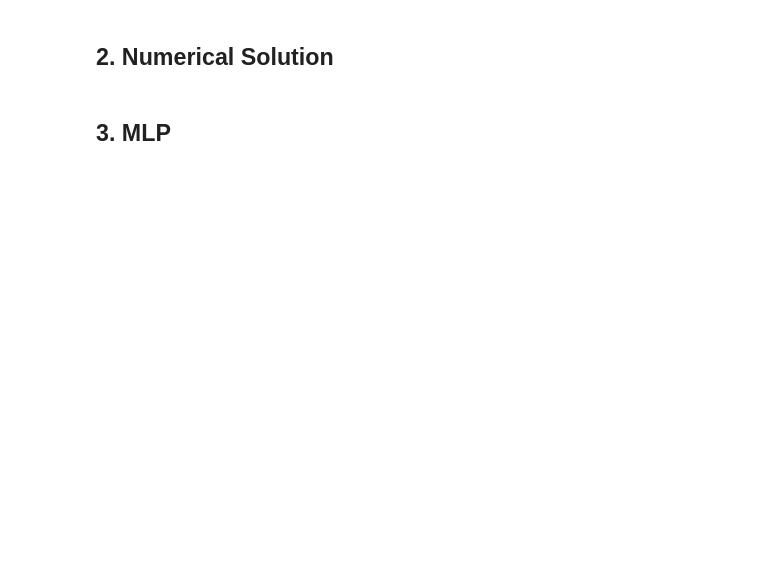
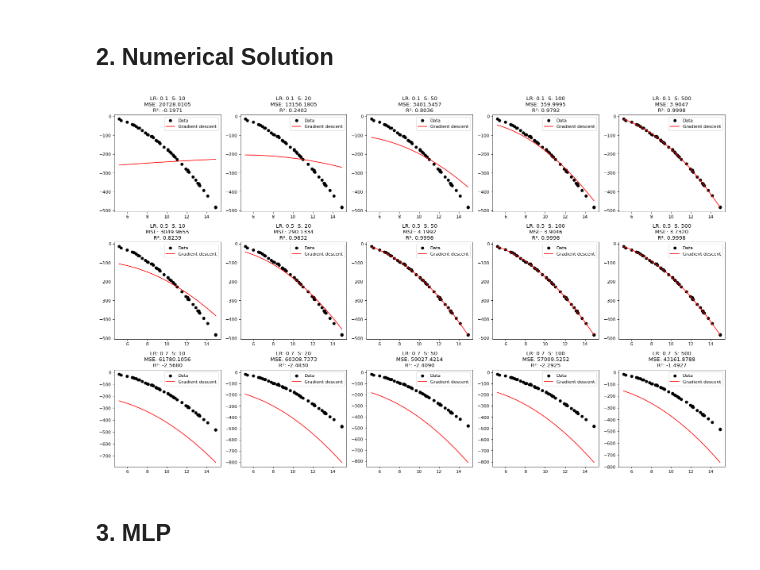
Before and after one commit to MrMeowdyRowdy/IA2Udla, a Jupyter notebook: P2/Polynomial regression.ipynb, the cells around one changed output. Drawn from its saved outputs; the diff is of its cells as text; code cells hidden in the pictures; blank space fills up the shorter version.

Commit message:
análisis de resultados

```diff
--- a/P2/Polynomial regression.ipynb
+++ b/P2/Polynomial regression.ipynb
@@ -91,7 +97,29 @@ import matplotlib.pyplot as plt
 # %%
 df = pd.read_csv('https://raw.githubusercontent.com/Machine1314/natural_computing/main/data_regression.csv')
 
-df = (df - df.min()) / (df.max() - df.min())
+x_min, x_max = df['xi'].min(), df['xi'].max()
+y_min, y_max = df['yi'].min(), df['yi'].max()
+
+df['xi'] = (df['xi'] - x_min) / (x_max - x_min)
+df['yi'] = (df['yi'] - y_min) / (y_max - y_min)
+# %%
+def reverse_scaling(predictions, y_min, y_max):
+    predictions = np.array(predictions)
+    return predictions * (y_max - y_min) + y_min
+# %%
+def calculate_metrics_original(points, a0, a1, a2, y_min, y_max):
+    y_true_normalized = points['yi']
+    y_pred_normalized = a0 + a1 * points['xi'] + a2 * points['xi']**2
+
+    y_true_original = reverse_scaling(y_true_normalized, y_min, y_max)
+    y_pred_original = reverse_scaling(y_pred_normalized, y_min, y_max)
+
+    mse = np.mean((y_true_original - y_pred_original)**2)
+    ss_total = np.sum((y_true_original - np.mean(y_true_original))**2)
+    ss_residual = np.sum((y_true_original - y_pred_original)**2)
+    r_squared = 1 - (ss_residual / ss_total)
+
+    return mse, r_squared
 # %%
 def gradient_descent_quadratic(a0, a1, a2, points, L):
     a0_gradient = 0
@@ -127,28 +146,33 @@ results = []
 # %%
 fig = plt.figure(figsize=(20, 20), dpi=80)
 for cont1, learn in enumerate(learning_rates):
     for cont2, step in enumerate(steps):
         a0, a1, a2 = 0, 0, 0
         L = learn
         epochs = step
 
         for _ in range(epochs):
             a0, a1, a2 = gradient_descent_quadratic(a0, a1, a2, df, L)
 
         linspace = np.linspace(df['xi'].min(), df['xi'].max(), 100)
-        predictions = [a0 + a1 * x + a2 * x**2 for x in linspace]
+        predictions_normalized = [a0 + a1 * x + a2 * x**2 for x in linspace]
 
-        mse, r_squared = calculate_metrics(df, a0, a1, a2)
-        results.append({'Learning Rate': learn, 'Steps': step, 'MSE': mse, 'R-squared': r_squared})
+        predictions_original = reverse_scaling(predictions_normalized, y_min, y_max)
+        linspace_original = linspace * (x_max - x_min) + x_min
+
+        mse_original, r_squared_original = calculate_metrics_original(df, a0, a1, a2, y_min, y_max)
+        results.append({'Learning Rate': learn, 'Steps': step, 'MSE': mse_original, 'R-squared': r_squared_original})
 
         ax1 = plt.subplot2grid((5, 5), (cont1, cont2))
-        ax1.scatter(df['xi'], df['yi'], label='Data', color="black")
-        ax1.title.set_text(f'LR: {learn}  S: {step}\nMSE: {mse:.4f}\nR²: {r_squared:.4f}')
-        ax1.plot(linspace, predictions, color="red", label='Gradient descent')
+        ax1.scatter(df['xi'] * (x_max - x_min) + x_min, df['yi'] * (y_max - y_min) + y_min, label='Data', color="black")
+        ax1.title.set_text(f'LR: {learn}  S: {step}\nMSE: {mse_original:.4f}\nR²: {r_squared_original:.4f}')
+        ax1.plot(linspace_original, predictions_original, color="red", label='Gradient descent')
         ax1.legend()
 
 plt.tight_layout()
 plt.show()
+# %% [output]
+[figure, added]
 # %% [markdown]
 ## 3. MLP
 # %%
```
Also changed, not shown: parts of 9 cells of this notebook.
